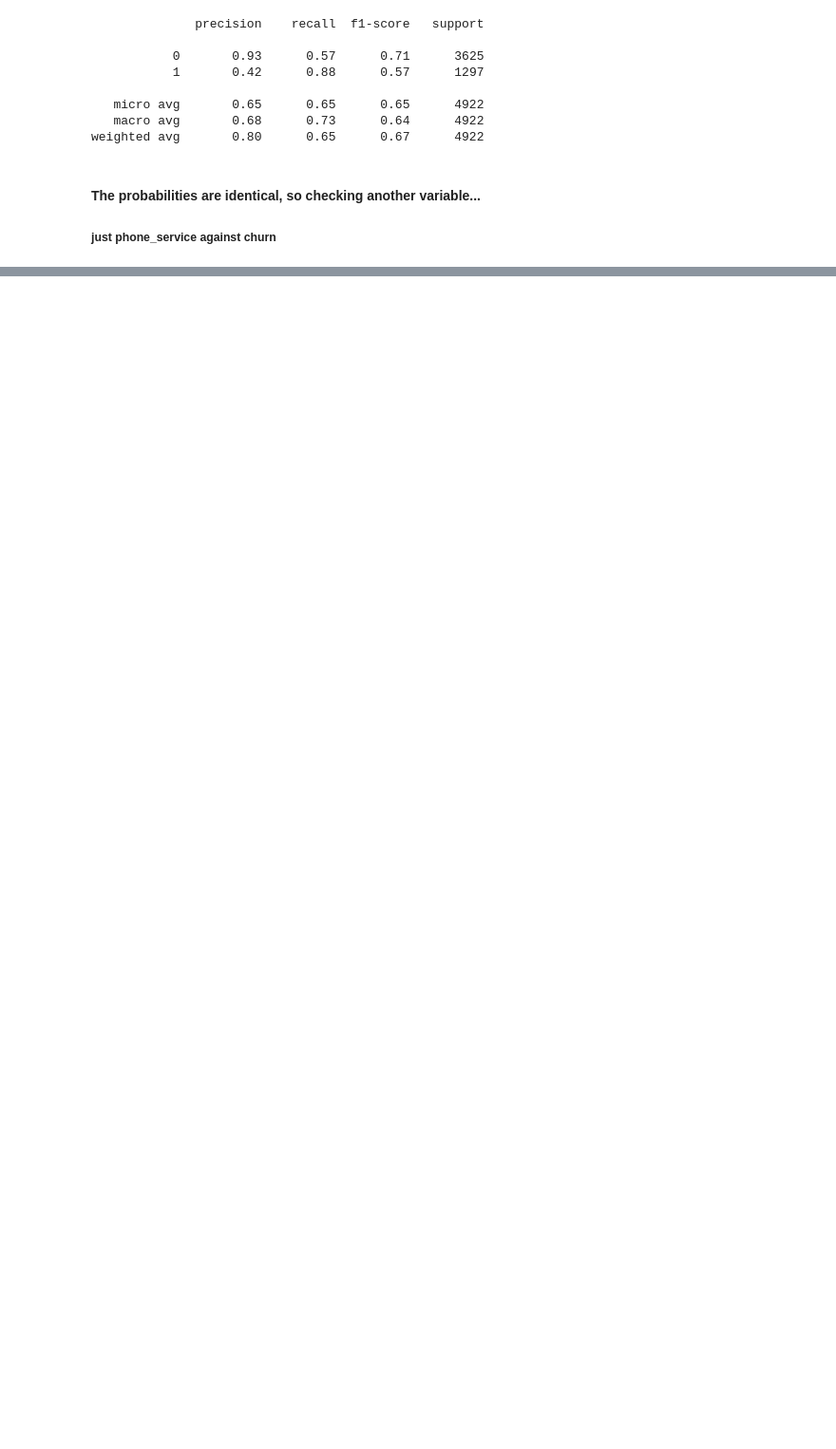
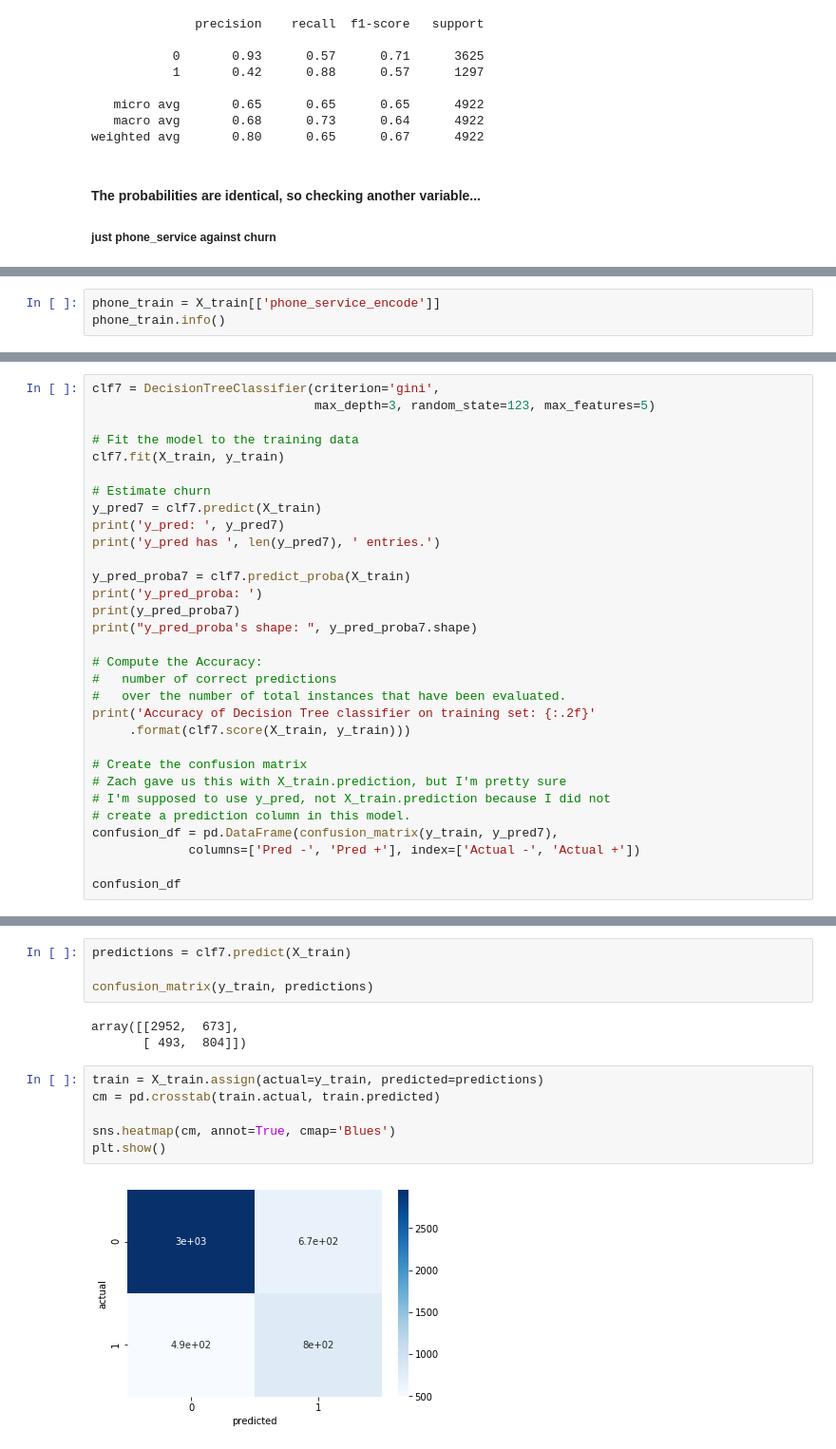
Before and after one commit to classification-telco-project-sanmaco/classification-telco, a Jupyter notebook: Classification-Project-Main.ipynb, the cells around one changed output, grey strips where cells are left out. Shown at 95% size. Cells and saved outputs as stored; diff of their text form; blank space fills up the shorter version.

```diff
--- a/Classification-Project-Main.ipynb
+++ b/Classification-Project-Main.ipynb
@@ -1250,0 +1251,3 @@ weighted avg       0.80      0.65      0.67      4922
+# %%
+phone_train = X_train[['phone_service_encode']]
+phone_train.info()
@@ -1250,0 +1484,31 @@ weighted avg       0.80      0.65      0.67      4922
+# %%
+clf7 = DecisionTreeClassifier(criterion='gini',
+                              max_depth=3, random_state=123, max_features=5)
+
+# Fit the model to the training data
+clf7.fit(X_train, y_train)
+
+# Estimate churn
+y_pred7 = clf7.predict(X_train)
+print('y_pred: ', y_pred7)
+print('y_pred has ', len(y_pred7), ' entries.')
+
+y_pred_proba7 = clf7.predict_proba(X_train)
+print('y_pred_proba: ')
+print(y_pred_proba7)
+print("y_pred_proba's shape: ", y_pred_proba7.shape)
+
+# Compute the Accuracy:
+#   number of correct predictions
+#   over the number of total instances that have been evaluated.
+print('Accuracy of Decision Tree classifier on training set: {:.2f}'
+     .format(clf7.score(X_train, y_train)))
+
+# Create the confusion matrix
+# Zach gave us this with X_train.prediction, but I'm pretty sure
+# I'm supposed to use y_pred, not X_train.prediction because I did not
+# create a prediction column in this model.
+confusion_df = pd.DataFrame(confusion_matrix(y_train, y_pred7),
+             columns=['Pred -', 'Pred +'], index=['Actual -', 'Actual +'])
+
+confusion_df
@@ -1250,0 +1533,15 @@ weighted avg       0.80      0.65      0.67      4922
+# %%
+predictions = clf7.predict(X_train)
+
+confusion_matrix(y_train, predictions)
+# %% [output]
+array([[2952,  673],
+       [ 493,  804]])
+# %%
+train = X_train.assign(actual=y_train, predicted=predictions)
+cm = pd.crosstab(train.actual, train.predicted)
+
+sns.heatmap(cm, annot=True, cmap='Blues')
+plt.show()
+# %% [output]
+[figure, added]
```
Also changed, not shown: parts of 112 cells of this notebook.
